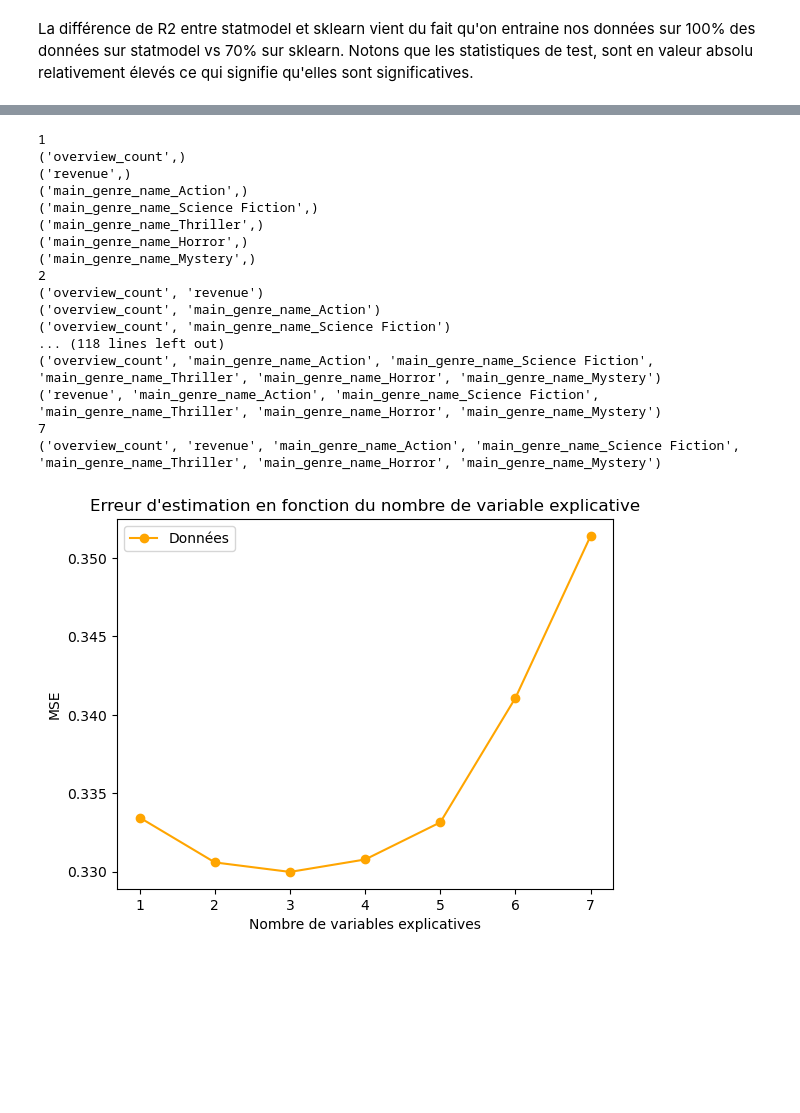
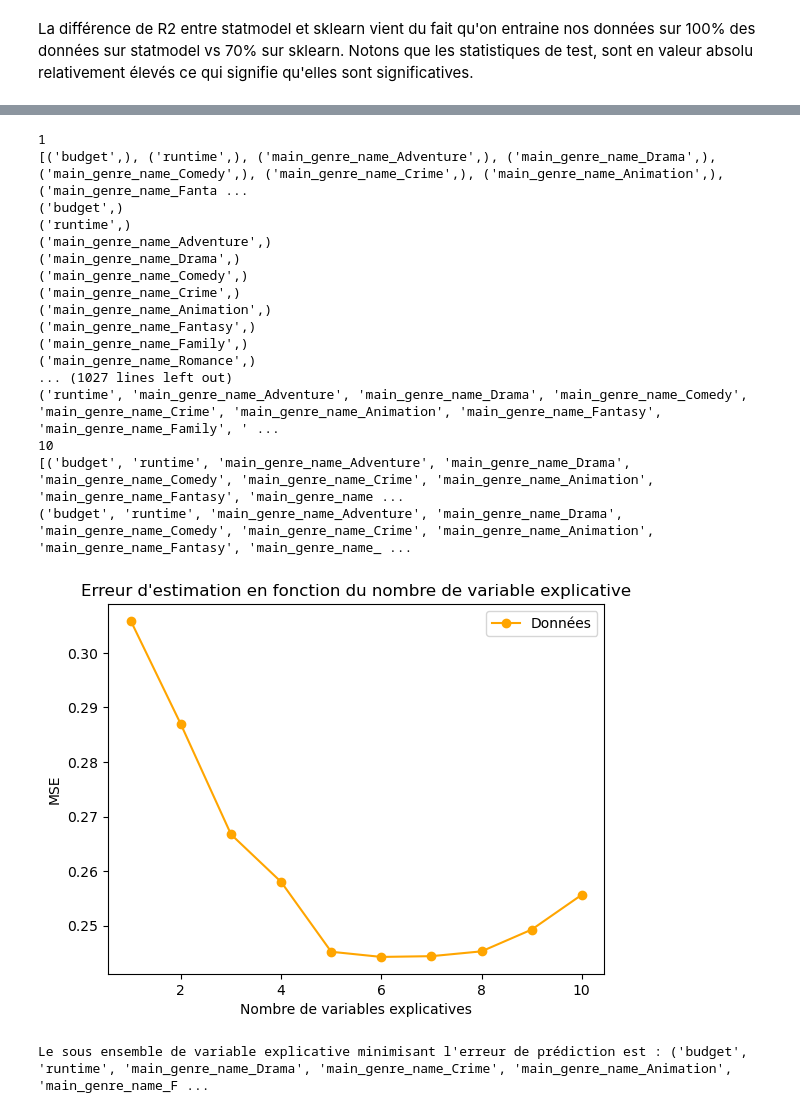
Before and after one commit to gillesfevry/MiseEnProd, a Jupyter notebook: analyse.descriptive.ipynb, the cells around one changed output, grey strips where cells are left out. Saved outputs shown, nothing was run; the diff lists cells and outputs as text; code cells hidden in the pictures; blank space fills up the shorter version.

```diff
--- a/analyse.descriptive.ipynb
+++ b/analyse.descriptive.ipynb
@@ -258,14 +276,0 @@ Pour ce qui est de la non significativité des variables de genres elle peut etr
-# %%
-ids = td.get_balanced_movie_list(1, headers=td.headers)  # répartition égale des genres
-df = td.get_movies_info(ids, headers=td.headers)
-df2 = td.drop_useless_info(df)
-df2 = td.keep_main_genre(df2)
-df2["overview_count"] = df2["overview"].map(len)
-for genre in df2["main_genre_name"].unique():
-    df2["main_genre_name_" + str(genre)] = (df2["main_genre_name"] == genre).astype(int)
-L = []
-for i in df2["main_genre_name"].unique():
-    L.append("main_genre_name_" + str(i))
-var_explicative = ["id", "vote_average", "runtime", "overview_count"]
-var_explicative.extend(L)
-df2 = df2.loc[:, var_explicative]
@@ -291,12 +276,0 @@ df2
-# %%
-# Généralisation :
-var_explicative_significative_au_niv_5=[]
-X.columns
-for var_explicative in X.columns:
-    if model.tvalues[var_explicative] >= quantile or model.tvalues[var_explicative] <= - quantile :
-        print("le coef théorique devant ", var_explicative , "est trop proche de 0, on le rejete")
-    else:
-        print("on conserve la variable explicative:",var_explicative)
-        var_explicative_significative_au_niv_5.append(var_explicative)
-print(quantile)
-print(var_explicative_significative_au_niv_5)
@@ -337,58 +292,65 @@ main_genre_name_Romance
 # %%
-X=X.loc[:,var_explicative_significative_au_niv_5[:7]] #On peut enlever [:7], ici sur nos données ca explose pour une certaines vraibles il va donc falloir l'enlever
+X=df1.loc[:,~df1.columns.isin(['id', 'vote_average'])]
 X.head()
-X_train, X_test, Y_train, Y_test = train_test_split(X, Y, test_size=0.2, random_state=42)
+X_train, X_test, Y_train, Y_test = train_test_split(X, Y, test_size=0.2, random_state=42) #Cela garantit que la séparation sera toujours la même à chaque exécution du code, ce qui rend les résultats reproductibles.
 a=[]
 b=[]
-for i in range(1,len(var_explicative_significative_au_niv_5[:7])+1): #On peut enlever [:7]
+c=[]
+var_explicative = [x for x in var_explicative if x not in ['id', 'vote_average'] and x not in var_non_significative_au_niv_5]
+for i in range(1,len(var_explicative)+1):
     print(i)
-    combinations_list = generate_combinations(var_explicative_significative_au_niv_5[:7], i) #On peut enlever [:7]
+    combinations_list = generate_combinations(var_explicative, i)
+    print(combinations_list)
     L=[]
+    L_comb=[]
     for comb in combinations_list:
+
         print(comb)
         # Initialiser le modèle de régression linéaire
         model = LinearRegression()
 
         # Entraîner le modèle avec l'ensemble d'entraînement
         model.fit(X_train.loc[:,comb], Y_train)
 
         # Prédire les résultats sur l'ensemble de test
         Y_pred = model.predict(X_test.loc[:,comb])
 
         # Évaluer la performance du modèle
         mse = mean_squared_error(Y_test, Y_pred)
         L.append(mse)
+        L_comb.append(comb)
     a.append(i)
     b.append(min(L))
-
-import matplotlib.pyplot as plt
+    c.append(L_comb[L.index(min(L))])
 
 # Créer un graphique avec une couleur personnalisée
 plt.plot(a, b, color='orange', marker='o', linestyle='-', label='Données')
 # Ajouter des titres et des légendes
 plt.title("Erreur d'estimation en fonction du nombre de variable explicative")
 plt.xlabel("Nombre de variables explicatives")
 plt.ylabel("MSE")
 plt.legend()  # Affiche la légende
 
 # Afficher le graphe
 plt.show()
+print("Le sous ensemble de variable explicative minimisant l'erreur de prédiction est :",c[b.index(min(b))])
 # %% [output]
 1
-('overview_count',)
-('revenue',)
-('main_genre_name_Action',)
-('main_genre_name_Science Fiction',)
-('main_genre_name_Thriller',)
-('main_genre_name_Horror',)
-('main_genre_name_Mystery',)
-2
-('overview_count', 'revenue')
-('overview_count', 'main_genre_name_Action')
-('overview_count', 'main_genre_name_Science Fiction')
-... (118 lines left out)
-('overview_count', 'main_genre_name_Action', 'main_genre_name_Science Fiction', 'main_genre_name_Thriller', 'main_genre_name_Horror', 'main_genre_name_Mystery')
-('revenue', 'main_genre_name_Action', 'main_genre_name_Science Fiction', 'main_genre_name_Thriller', 'main_genre_name_Horror', 'main_genre_name_Mystery')
-7
-('overview_count', 'revenue', 'main_genre_name_Action', 'main_genre_name_Science Fiction', 'main_genre_name_Thriller', 'main_genre_name_Horror', 'main_genre_name_Mystery')
+[('budget',), ('runtime',), ('main_genre_name_Adventure',), ('main_genre_name_Drama',), ('main_genre_name_Comedy',), ('main_genre_name_Crime',), ('main_genre_name_Animation',), ('main_genre_name_Fanta ...
+('budget',)
+('runtime',)
+('main_genre_name_Adventure',)
+('main_genre_name_Drama',)
+('main_genre_name_Comedy',)
+('main_genre_name_Crime',)
+('main_genre_name_Animation',)
+('main_genre_name_Fantasy',)
+('main_genre_name_Family',)
+('main_genre_name_Romance',)
+... (1027 lines left out)
+('runtime', 'main_genre_name_Adventure', 'main_genre_name_Drama', 'main_genre_name_Comedy', 'main_genre_name_Crime', 'main_genre_name_Animation', 'main_genre_name_Fantasy', 'main_genre_name_Family', ' ...
+10
+[('budget', 'runtime', 'main_genre_name_Adventure', 'main_genre_name_Drama', 'main_genre_name_Comedy', 'main_genre_name_Crime', 'main_genre_name_Animation', 'main_genre_name_Fantasy', 'main_genre_name ...
+('budget', 'runtime', 'main_genre_name_Adventure', 'main_genre_name_Drama', 'main_genre_name_Comedy', 'main_genre_name_Crime', 'main_genre_name_Animation', 'main_genre_name_Fantasy', 'main_genre_name_ ...
-[figure, old version]
+[figure, new version]
+Le sous ensemble de variable explicative minimisant l'erreur de prédiction est : ('budget', 'runtime', 'main_genre_name_Drama', 'main_genre_name_Crime', 'main_genre_name_Animation', 'main_genre_name_F ...
```
Also changed, not shown: parts of 24 cells of this notebook.
